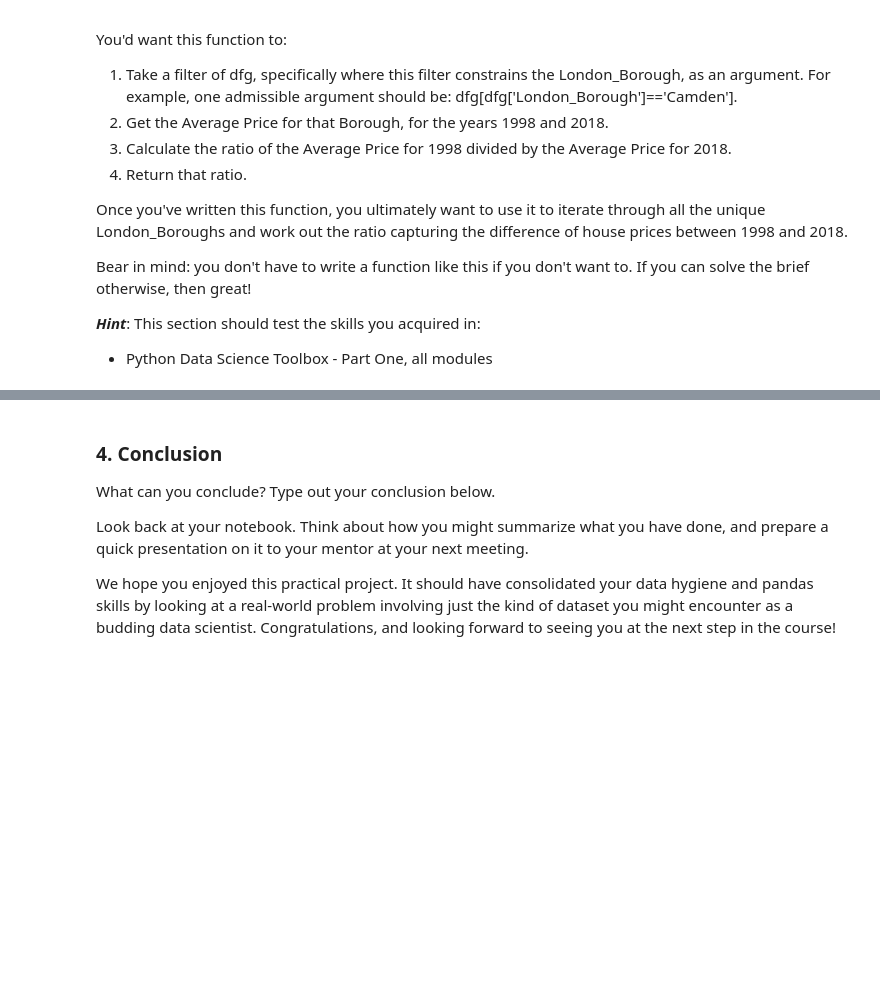
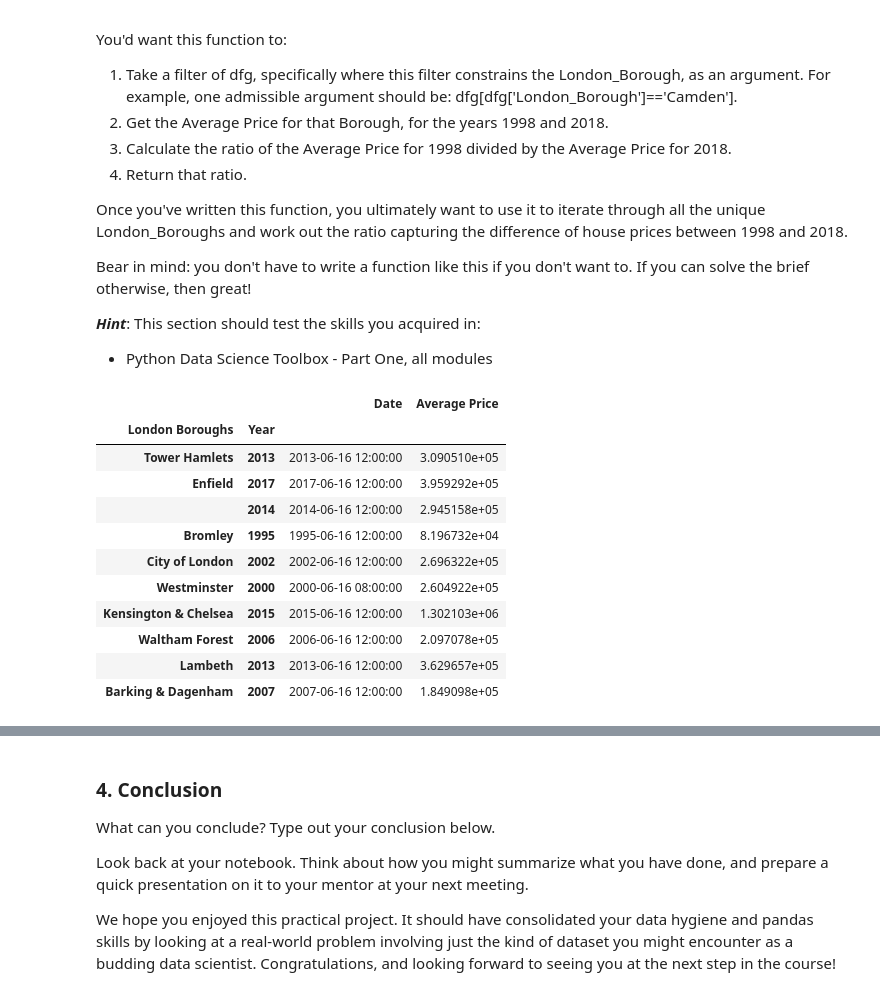
Before and after one commit to Zakir-C/Springboard, a Jupyter notebook: ZakirChoudhuryUnit4Challenge-Tier3.ipynb, the cells around one changed output, grey strips where cells are left out. Drawn from its saved outputs; the diff is of its cells as text; code cells hidden in the pictures; blank space fills up the shorter version.

```diff
--- a/ZakirChoudhuryUnit4Challenge-Tier3.ipynb
+++ b/ZakirChoudhuryUnit4Challenge-Tier3.ipynb
@@ -369,4 +359,4 @@ camden_prices = properties_tidy2[properties_tidy2['London Boroughs'] == 'Camden'
 # %%
-x = camden_prices.plot(kind='line', x="Date", y='Average Price')
+camden_xy = camden_prices.plot(kind='line', x="Date", y='Average Price')
 # %% [output]
 [figure]
@@ -384,4 +370,5 @@ To this end, you *could* apply a ***lambda function***. Your logic could work as
 
 Whether you go ahead with this is up to you. Just so long as you answer our initial brief: which boroughs of London have seen the greatest house price increase, on average, over the past two decades?
 # %%
-properties_tidy2['Year'] = properties_tidy2['Date'].dt.strftime('%Y')
+df['Year'] = df['Date'].dt.strftime('%Y')
+# not sure why it stopped working??
@@ -387,0 +381,2 @@ properties_tidy2['Year'] = properties_tidy2['Date'].dt.strftime('%Y')
+# %%
+df['Year'] = df['Date'].apply(lambda t: t.year)
@@ -405,0 +413,2 @@ properties_tidy2.tail()
+# %%
+df= df[df['Average Price'].apply(lambda x: type(x) in [int, np.int64, float, np.float64])]
@@ -433,0 +456,16 @@ df = properties_tidy2
+# %%
+dfg = df.groupby(by=['London Boroughs', 'Year']).mean()
+dfg.sample(10)
+# %% [output]
+|  |  | Date | Average Price |
+| London Boroughs | Year |  |  |
+| Tower Hamlets | 2013 | 2013-06-16 12:00:00 | 3.090510e+05 |
+| Enfield | 2017 | 2017-06-16 12:00:00 | 3.959292e+05 |
+|  | 2014 | 2014-06-16 12:00:00 | 2.945158e+05 |
+| Bromley | 1995 | 1995-06-16 12:00:00 | 8.196732e+04 |
+| City of London | 2002 | 2002-06-16 12:00:00 | 2.696322e+05 |
+| Westminster | 2000 | 2000-06-16 08:00:00 | 2.604922e+05 |
+| Kensington & Chelsea | 2015 | 2015-06-16 12:00:00 | 1.302103e+06 |
+| Waltham Forest | 2006 | 2006-06-16 12:00:00 | 2.097078e+05 |
+| Lambeth | 2013 | 2013-06-16 12:00:00 | 3.629657e+05 |
+| Barking & Dagenham | 2007 | 2007-06-16 12:00:00 | 1.849098e+05 |
```
Also changed, not shown: parts of 38 cells of this notebook.
